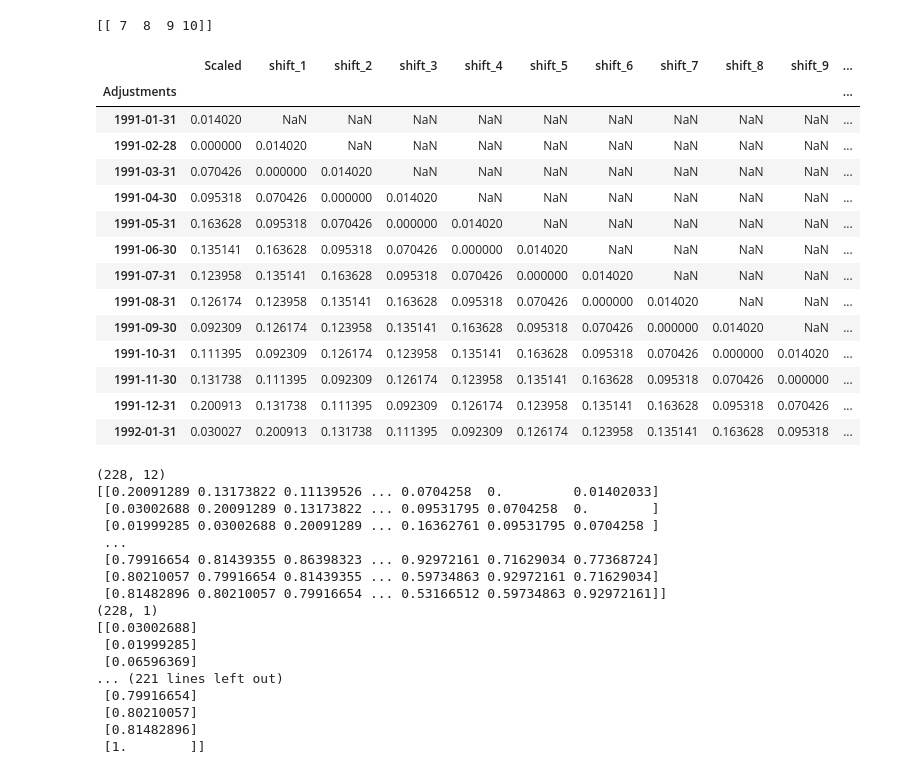
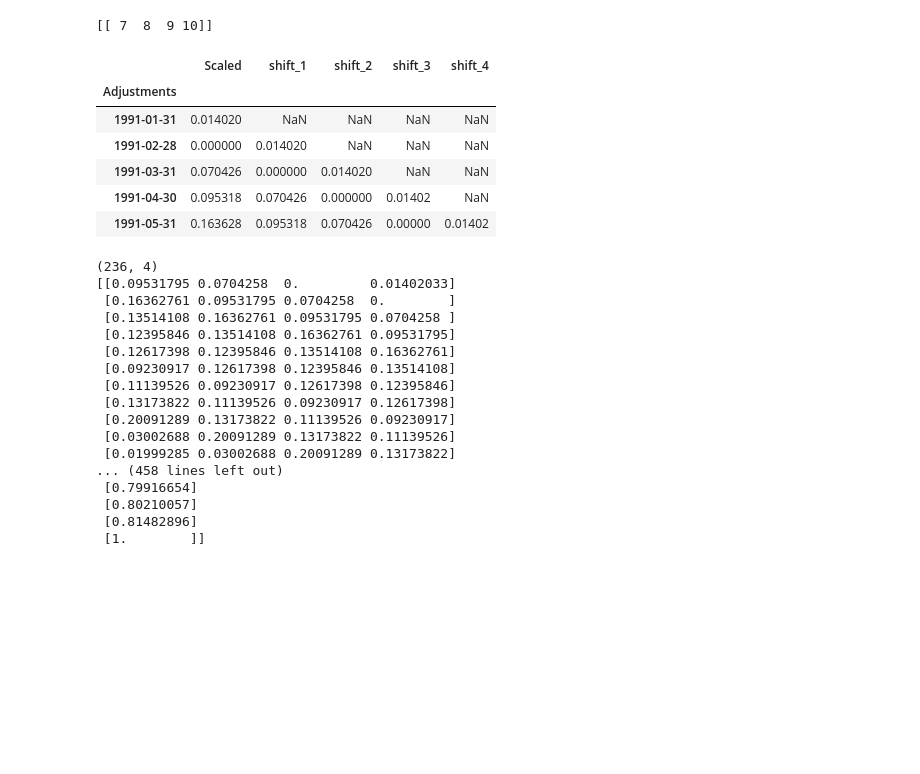
Before and after one commit to hchoi256/hchoi256.github.io, a Jupyter notebook: _posts/LSTM.ipynb, the cells around one changed output. Saved outputs shown, nothing was run; the diff lists cells and outputs as text; code cells hidden in the pictures; blank space fills up the shorter version.

```diff
--- a/_posts/LSTM.ipynb
+++ b/_posts/LSTM.ipynb
@@ -86,29 +111,21 @@ print(x_input)
 # %%
 # Converting to dataframe
 train_sc_df = pd.DataFrame(train_sc, columns=['Scaled'], index=train.index)
 test_sc_df = pd.DataFrame(test_sc, columns=['Scaled'], index=test.index)
 
-for s in range(1, 13):
+for s in range(1, 5):
     train_sc_df['shift_{}'.format(s)] = train_sc_df['Scaled'].shift(s)
     test_sc_df['shift_{}'.format(s)] = test_sc_df['Scaled'].shift(s)
 
-train_sc_df.head(13)
+train_sc_df.head(5)
 # %% [output]
-|  | Scaled | shift_1 | shift_2 | shift_3 | shift_4 | shift_5 | shift_6 | shift_7 | shift_8 | shift_9 | ... |
-| Adjustments |  |  |  |  |  |  |  |  |  |  | ... |
-| 1991-01-31 | 0.014020 | NaN | NaN | NaN | NaN | NaN | NaN | NaN | NaN | NaN | ... |
-| 1991-02-28 | 0.000000 | 0.014020 | NaN | NaN | NaN | NaN | NaN | NaN | NaN | NaN | ... |
-| 1991-03-31 | 0.070426 | 0.000000 | 0.014020 | NaN | NaN | NaN | NaN | NaN | NaN | NaN | ... |
-| 1991-04-30 | 0.095318 | 0.070426 | 0.000000 | 0.014020 | NaN | NaN | NaN | NaN | NaN | NaN | ... |
-| 1991-05-31 | 0.163628 | 0.095318 | 0.070426 | 0.000000 | 0.014020 | NaN | NaN | NaN | NaN | NaN | ... |
-| 1991-06-30 | 0.135141 | 0.163628 | 0.095318 | 0.070426 | 0.000000 | 0.014020 | NaN | NaN | NaN | NaN | ... |
-| 1991-07-31 | 0.123958 | 0.135141 | 0.163628 | 0.095318 | 0.070426 | 0.000000 | 0.014020 | NaN | NaN | NaN | ... |
-| 1991-08-31 | 0.126174 | 0.123958 | 0.135141 | 0.163628 | 0.095318 | 0.070426 | 0.000000 | 0.014020 | NaN | NaN | ... |
-| 1991-09-30 | 0.092309 | 0.126174 | 0.123958 | 0.135141 | 0.163628 | 0.095318 | 0.070426 | 0.000000 | 0.014020 | NaN | ... |
-| 1991-10-31 | 0.111395 | 0.092309 | 0.126174 | 0.123958 | 0.135141 | 0.163628 | 0.095318 | 0.070426 | 0.000000 | 0.014020 | ... |
-| 1991-11-30 | 0.131738 | 0.111395 | 0.092309 | 0.126174 | 0.123958 | 0.135141 | 0.163628 | 0.095318 | 0.070426 | 0.000000 | ... |
-| 1991-12-31 | 0.200913 | 0.131738 | 0.111395 | 0.092309 | 0.126174 | 0.123958 | 0.135141 | 0.163628 | 0.095318 | 0.070426 | ... |
-| 1992-01-31 | 0.030027 | 0.200913 | 0.131738 | 0.111395 | 0.092309 | 0.126174 | 0.123958 | 0.135141 | 0.163628 | 0.095318 | ... |
+|  | Scaled | shift_1 | shift_2 | shift_3 | shift_4 |
+| Adjustments |  |  |  |  |  |
+| 1991-01-31 | 0.014020 | NaN | NaN | NaN | NaN |
+| 1991-02-28 | 0.000000 | 0.014020 | NaN | NaN | NaN |
+| 1991-03-31 | 0.070426 | 0.000000 | 0.014020 | NaN | NaN |
+| 1991-04-30 | 0.095318 | 0.070426 | 0.000000 | 0.01402 | NaN |
+| 1991-05-31 | 0.163628 | 0.095318 | 0.070426 | 0.00000 | 0.01402 |
 # %%
 # Training and test set
 X_train = train_sc_df.dropna().drop('Scaled', axis=1)
@@ -128,19 +145,19 @@ print(X_train)
 print(y_train.shape)
 print(y_train)
 # %% [output]
-(228, 12)
-[[0.20091289 0.13173822 0.11139526 ... 0.0704258  0.         0.01402033]
- [0.03002688 0.20091289 0.13173822 ... 0.09531795 0.0704258  0.        ]
- [0.01999285 0.03002688 0.20091289 ... 0.16362761 0.09531795 0.0704258 ]
- ...
- [0.79916654 0.81439355 0.86398323 ... 0.92972161 0.71629034 0.77368724]
- [0.80210057 0.79916654 0.81439355 ... 0.59734863 0.92972161 0.71629034]
- [0.81482896 0.80210057 0.79916654 ... 0.53166512 0.59734863 0.92972161]]
-(228, 1)
-[[0.03002688]
- [0.01999285]
- [0.06596369]
-... (221 lines left out)
+(236, 4)
+[[0.09531795 0.0704258  0.         0.01402033]
+ [0.16362761 0.09531795 0.0704258  0.        ]
+ [0.13514108 0.16362761 0.09531795 0.0704258 ]
+ [0.12395846 0.13514108 0.16362761 0.09531795]
+ [0.12617398 0.12395846 0.13514108 0.16362761]
+ [0.09230917 0.12617398 0.12395846 0.13514108]
+ [0.11139526 0.09230917 0.12617398 0.12395846]
+ [0.13173822 0.11139526 0.09230917 0.12617398]
+ [0.20091289 0.13173822 0.11139526 0.09230917]
+ [0.03002688 0.20091289 0.13173822 0.11139526]
+ [0.01999285 0.03002688 0.20091289 0.13173822]
+... (458 lines left out)
  [0.79916654]
  [0.80210057]
  [0.81482896]
```
Also changed, not shown: parts of 9 cells of this notebook, 5 other files.
